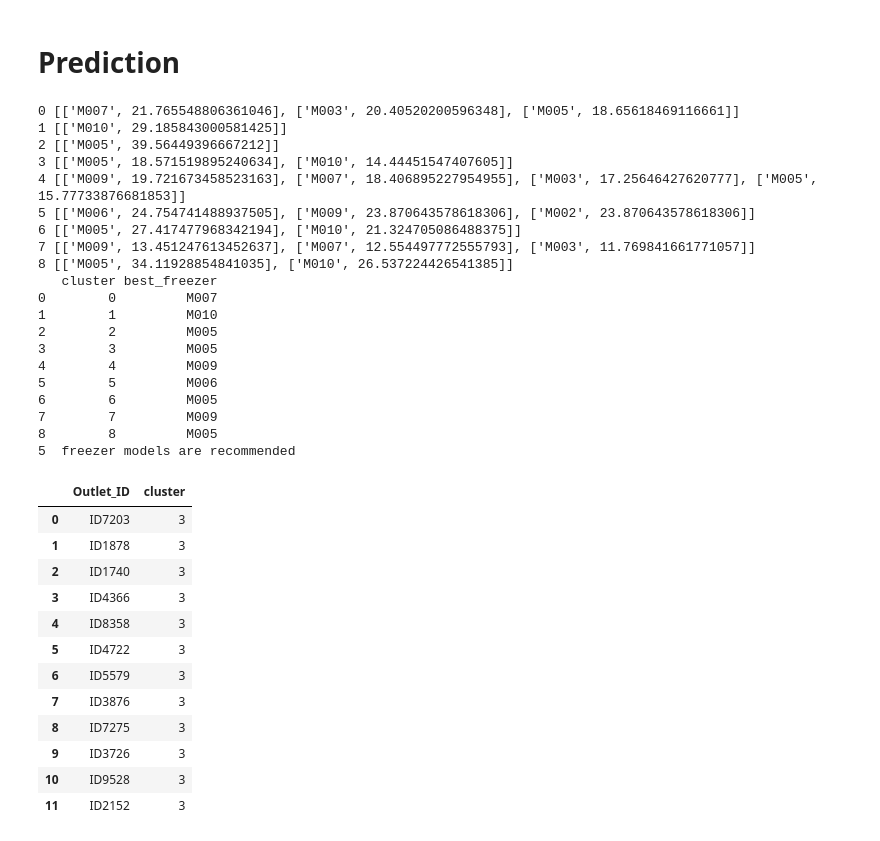
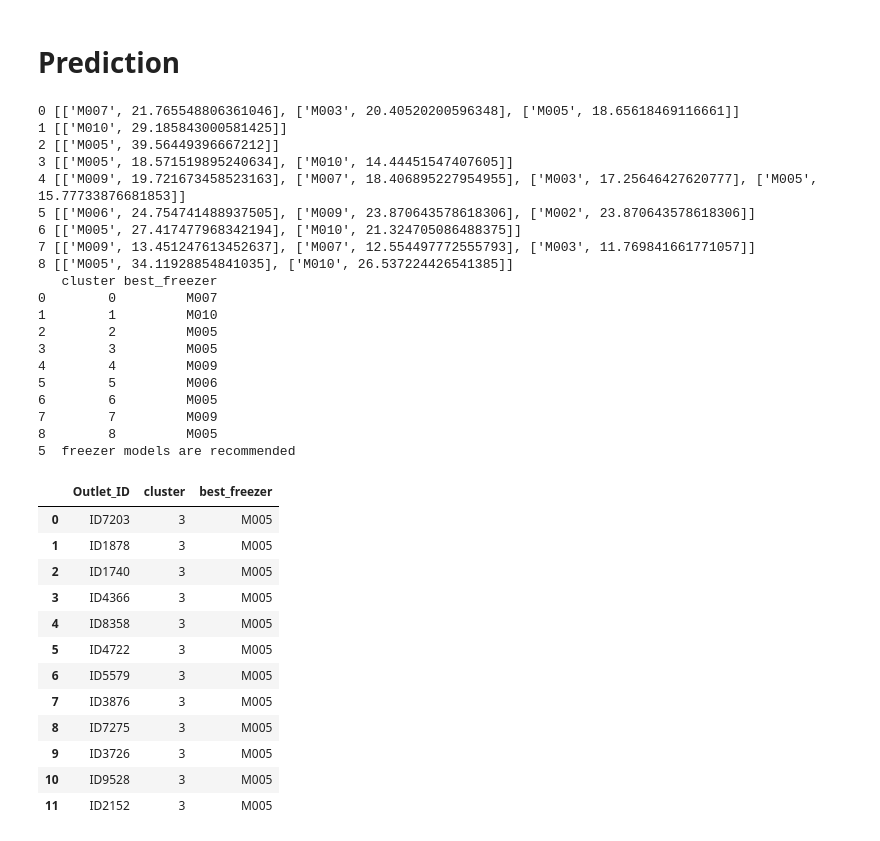
Before and after one commit to ChamaruAmasara/DataStorm-4-Team-Revolt-SemiFinals, a Jupyter notebook: revolt.ipynb, the cells around one changed output. Saved outputs shown, nothing was run; the diff lists cells and outputs as text; code cells hidden in the pictures.

Commit message:
added total prediction

```diff
--- a/revolt.ipynb
+++ b/revolt.ipynb
@@ -500,43 +500,54 @@ print(cluster_freezer_data.head(12))
 print(cluster_freezer_data["best_freezer"].nunique()," freezer models are recommended")
 
 
 #create prediction dataframe from using outlet_data
 #it should only include outlet_data and cluster
 prediction_data = outlet_data[['Outlet_ID','cluster']]
 #save prediction_data into a csv file
 prediction_data.to_csv('store_clusters.csv', index=False)
 prediction_data.head(12)
+
+
+# add best_freezer colun to prediction_data
+prediction_data = prediction_data.merge(cluster_freezer_data, left_on='cluster', right_on='cluster', how='left')
+
+
+# save to prediction.csv
+prediction_data.to_csv('prediction.csv', index=False)
+
+
+prediction_data.head(12)
 # %% [output]
 0 [['M007', 21.765548806361046], ['M003', 20.40520200596348], ['M005', 18.65618469116661]]
 1 [['M010', 29.185843000581425]]
 2 [['M005', 39.56449396667212]]
 3 [['M005', 18.571519895240634], ['M010', 14.44451547407605]]
 4 [['M009', 19.721673458523163], ['M007', 18.406895227954955], ['M003', 17.25646427620777], ['M005', 15.77733876681853]]
 5 [['M006', 24.754741488937505], ['M009', 23.870643578618306], ['M002', 23.870643578618306]]
 6 [['M005', 27.417477968342194], ['M010', 21.324705086488375]]
 7 [['M009', 13.451247613452637], ['M007', 12.554497772555793], ['M003', 11.769841661771057]]
 8 [['M005', 34.11928854841035], ['M010', 26.537224426541385]]
    cluster best_freezer
 0        0         M007
 1        1         M010
 2        2         M005
 3        3         M005
 4        4         M009
 5        5         M006
 6        6         M005
 7        7         M009
 8        8         M005
 5  freezer models are recommended
-|  | Outlet_ID | cluster |
-| 0 | ID7203 | 3 |
-| 1 | ID1878 | 3 |
-| 2 | ID1740 | 3 |
-| 3 | ID4366 | 3 |
-| 4 | ID8358 | 3 |
-| 5 | ID4722 | 3 |
-| 6 | ID5579 | 3 |
-| 7 | ID3876 | 3 |
-| 8 | ID7275 | 3 |
-| 9 | ID3726 | 3 |
-| 10 | ID9528 | 3 |
-| 11 | ID2152 | 3 |
+|  | Outlet_ID | cluster | best_freezer |
+| 0 | ID7203 | 3 | M005 |
+| 1 | ID1878 | 3 | M005 |
+| 2 | ID1740 | 3 | M005 |
+| 3 | ID4366 | 3 | M005 |
+| 4 | ID8358 | 3 | M005 |
+| 5 | ID4722 | 3 | M005 |
+| 6 | ID5579 | 3 | M005 |
+| 7 | ID3876 | 3 | M005 |
+| 8 | ID7275 | 3 | M005 |
+| 9 | ID3726 | 3 | M005 |
+| 10 | ID9528 | 3 | M005 |
+| 11 | ID2152 | 3 | M005 |
```
Also changed, not shown: 1 other file.
